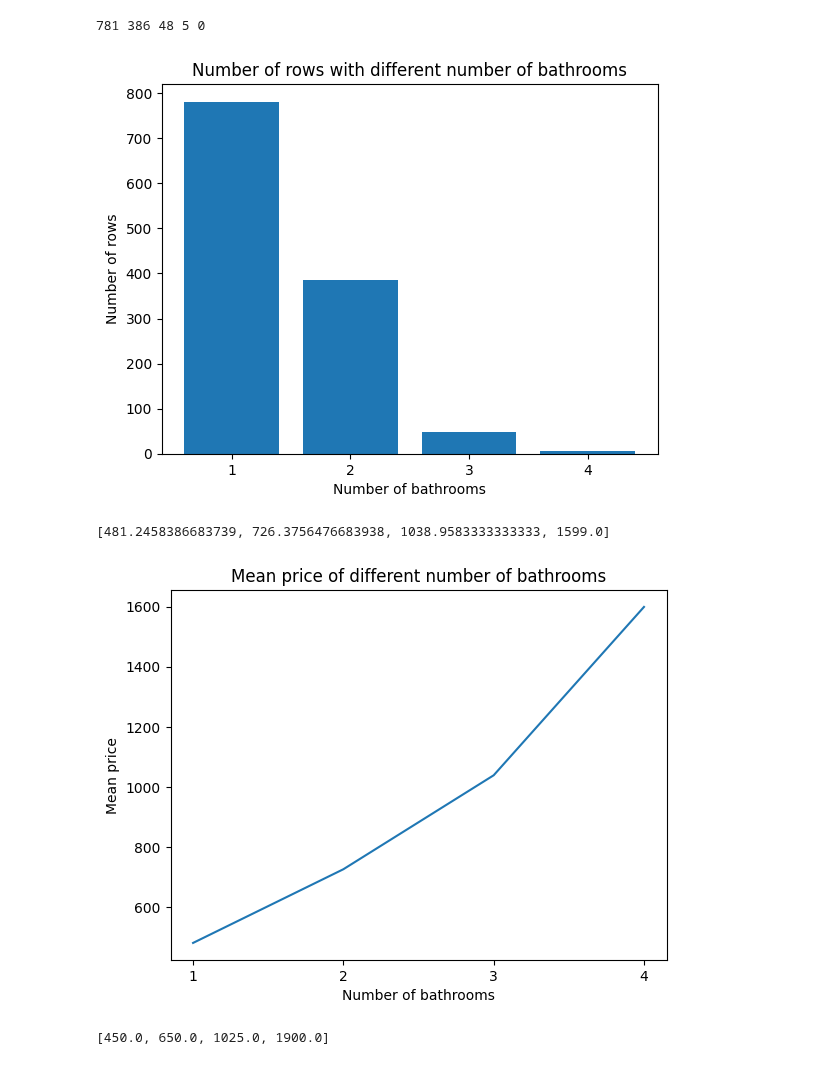
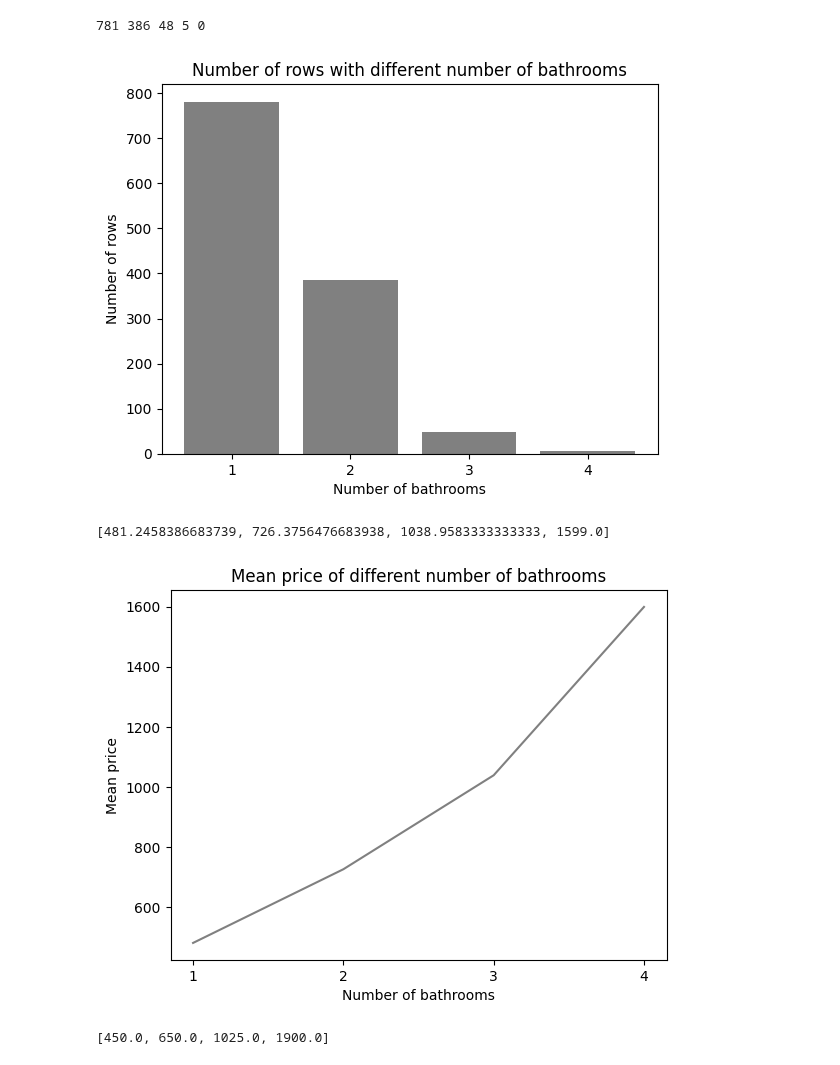
Before and after one commit to MAST30034-Applied-Data-Science/generic-real-estate-consulting-project-group-55, a Jupyter notebook: notebooks/rent_analysis.ipynb, the cells around one changed output. Saved outputs shown, nothing was run; the diff lists cells and outputs as text; code cells hidden in the pictures.

Commit message:
change the color of plots

```diff
--- a/notebooks/rent_analysis.ipynb
+++ b/notebooks/rent_analysis.ipynb
@@ -273,14 +261,15 @@ print(rent_1bathroom.shape[0], rent_2bathroom.shape[0], rent_3bathroom.shape[0],
 781 386 48 5 0
 # %%
 # plot different bathrooms data
-plt.bar(["1", "2", "3", "4"], [rent_1bathroom.shape[0], rent_2bathroom.shape[0], rent_3bathroom.shape[0], rent_4bathroom.shape[0]])
+plt.bar(["1", "2", "3", "4"], [rent_1bathroom.shape[0], rent_2bathroom.shape[0], rent_3bathroom.shape[0], rent_4bathroom.shape[0]],
+        color = "grey")
 plt.xlabel("Number of bathrooms")
 plt.ylabel("Number of rows")
 plt.title("Number of rows with different number of bathrooms")
 plt.savefig("../plots/internal_distribution/distribution2.png")
 plt.show()
 # %% [output]
-[figure, old version]
+[figure, new version]
 # %%
 # get the mean price of different number of bathrooms
 mean_1bathroom = rent_1bathroom["price"].mean()
@@ -295,14 +284,14 @@ mean_bathroom
 [481.2458386683739, 726.3756476683938, 1038.9583333333333, 1599.0]
 # %%
 # plot the mean price of different number of bathrooms
-plt.plot(["1", "2", "3", "4"], mean_bathroom)
+plt.plot(["1", "2", "3", "4"], mean_bathroom, color="grey")
 plt.xlabel("Number of bathrooms")
 plt.ylabel("Mean price")
 plt.title("Mean price of different number of bathrooms")
 plt.savefig("../plots/mean_price/mean_price2.png")
 plt.show()
 # %% [output]
-[figure, old version]
+[figure, new version]
 # %%
 # get median price of different number of bathrooms
 median_1bathroom = statistics.median(rent_1bathroom["price"])
```
Also changed, not shown: parts of 13 cells of this notebook, 19 other files.
